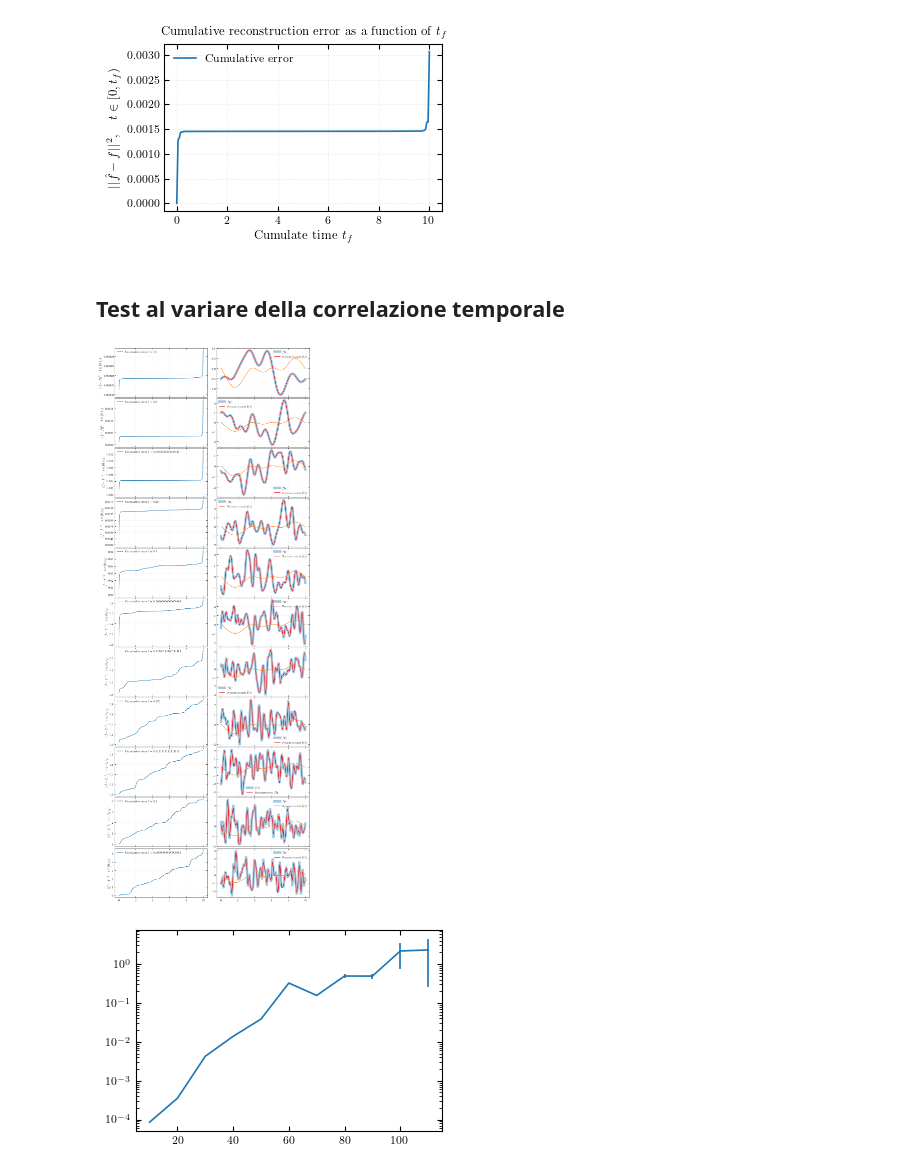
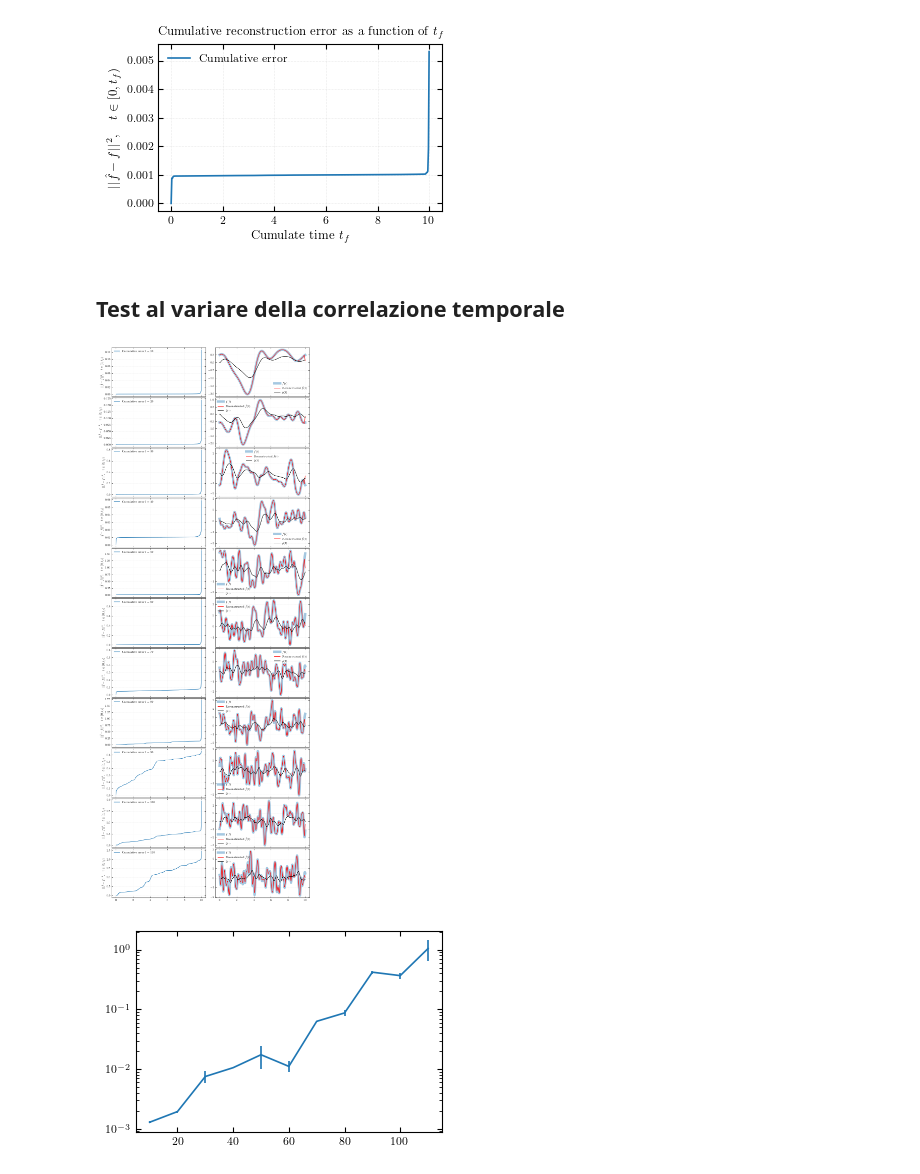
Before and after one commit to Sparisi01/RPM_implementation, a Jupyter notebook: test_tikhonov.ipynb, the cells around one changed output. Drawn from its saved outputs; the diff is of its cells as text; code cells hidden in the pictures.

```diff
--- a/test_tikhonov.ipynb
+++ b/test_tikhonov.ipynb
@@ -11,7 +11,7 @@ import src.heat1D_crank_nicolson_solver as cns
 # Parametri simulazione
 L = 1
 Tf = 10
-nt = 200
+nt = 400
 D = 1
 wanted_r = 0.5
 h = 1
@@ -123,7 +123,7 @@ plt.legend()
 plt.grid()
 plt.show()
 # %% [output]
-[figure, old version]
+[figure, new version]
 # %% [markdown]
 ## Test al variare della correlazione temporale
 # %%
@@ -155,35 +155,34 @@ for time_correlation_multiplier in time_correlation_multiplier_array:
         args=(g_target, lambda_reg, impulse_response),
         method='L-BFGS-B',
         options={'maxiter': 100}
     )
 
     f_reconstructed = result.x
 
     for n in range(nt):
         loss_array[n] = np.linalg.norm(f[0:n] - f_reconstructed[0:n])**2
 
-    axes[i][0].plot(solver.t_array, loss_array, label=f"Cumulative error l = {f_generator.l}")
+    axes[i][0].plot(solver.t_array, loss_array, label=f"Cumulative error l = {time_correlation_multiplier}")
     axes[i][0].set_ylabel(r"$||\hat{f} - f||^2, \hspace{1em} t \in [0,t_f)$")
     axes[i][0].legend()
     axes[i][0].grid()
 
     axes[i][1].plot(solver.t_array, f, label=r"$f(t)$", lw=7, alpha=0.4)
     axes[i][1].plot(solver.t_array, f_reconstructed, label=r"Reconstructed $\hat{f}(t)$", c="r")
-    axes[i][1].plot(solver.t_array, g, label=r"$\hat{g}(t)$", c="w")
+    axes[i][1].plot(solver.t_array, g_target, label=r"$\hat{g}(t)$", c="k")
     axes[i][1].legend()
     axes[i][1].grid()
 
     errors_array_mean[i] = np.mean(loss_array)
     errors_array_var[i] = np.var(loss_array)
 
     i = i + 1
 
 plt.show()
 
-
 plt.errorbar(time_correlation_multiplier_array, errors_array_mean, errors_array_var)
 plt.yscale("log")
 plt.show()
 # %% [output]
-[figure, old version]
+[figure, new version]
-[figure, old version]
+[figure, new version]
```
Also changed, not shown: parts of 3 cells of this notebook, 2 other files.
